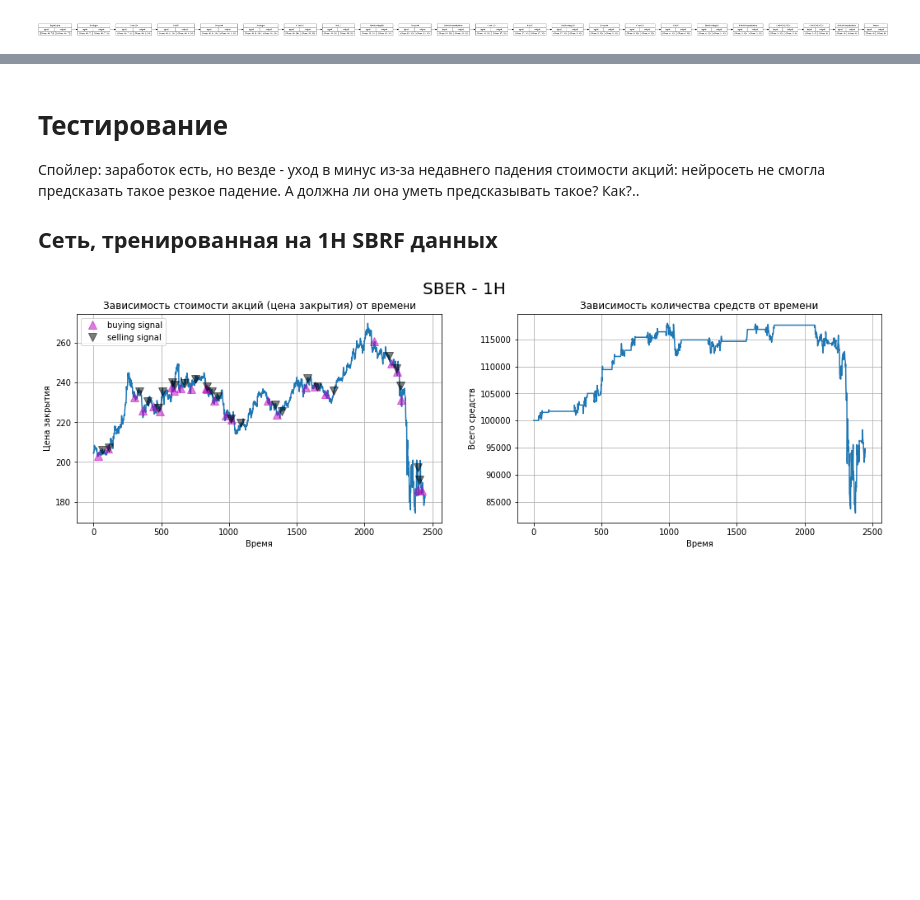
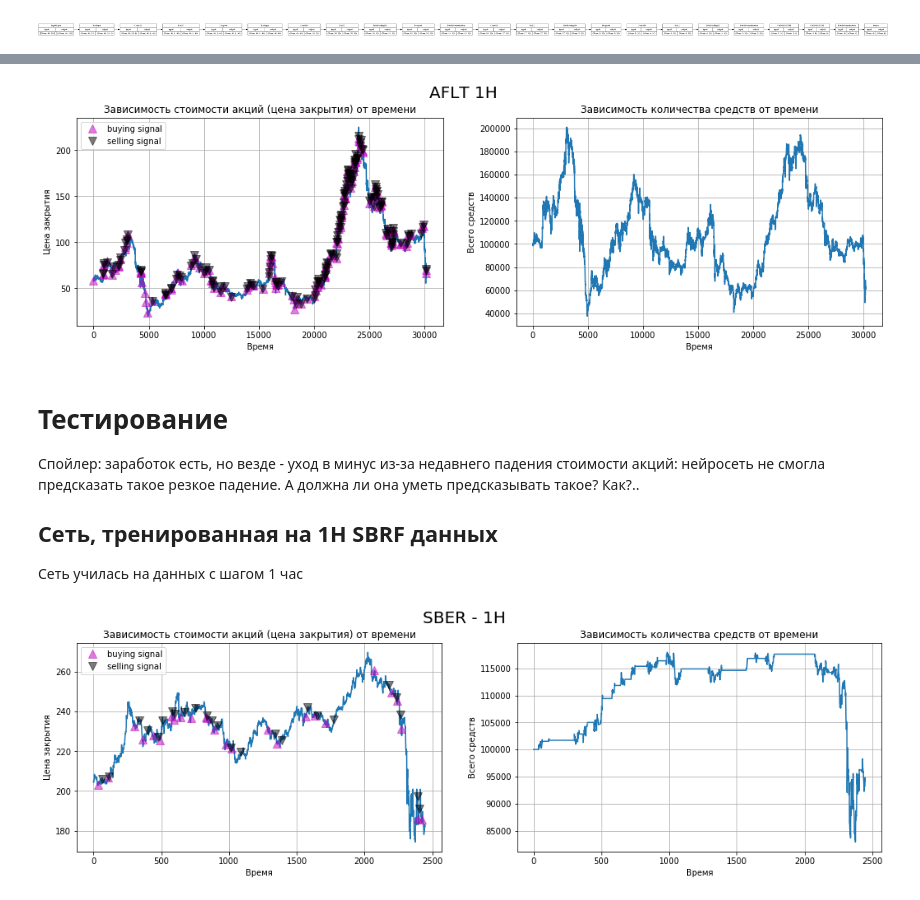
Before and after one commit to andtun/TradingBot-CourseWork, a Jupyter notebook: INDICATORS_PREDICTION.ipynb, the cells around one changed output, grey strips where cells are left out. Drawn from its saved outputs; the diff is of its cells as text; code cells hidden in the pictures; blank space fills up the shorter version.

```diff
--- a/INDICATORS_PREDICTION.ipynb
+++ b/INDICATORS_PREDICTION.ipynb
@@ -155,2 +298,8 @@ tf.keras.models.save_model(model, 'workingafltmodel.h5')
+# %%
+TRAIN_TEST_SPLIT = 0.1
+automated_test('AFLTH.csv', 'AFLT 1H')
+TRAIN_TEST_SPLIT = 0.97
+# %% [output]
+[figure, added]
 # %%
 SURE = 0.05
@@ -216,6 +365,7 @@ def automated_test(fname, title):
 # Тестирование
 Спойлер: заработок есть, но везде - уход в минус из-за недавнего падения стоимости акций: нейросеть не смогла предсказать такое резкое падение. А должна ли она уметь предсказывать такое? Как?..
 ## Сеть, тренированная на 1Н SBRF данных
+Сеть училась на данных с шагом 1 час
 # %%
 params = [('SBERH.csv', 'SBER - 1H'),
           ('SBERD.csv', 'SBER - 1D'),
```
Also changed, not shown: parts of 26 cells of this notebook, 2 other files.
